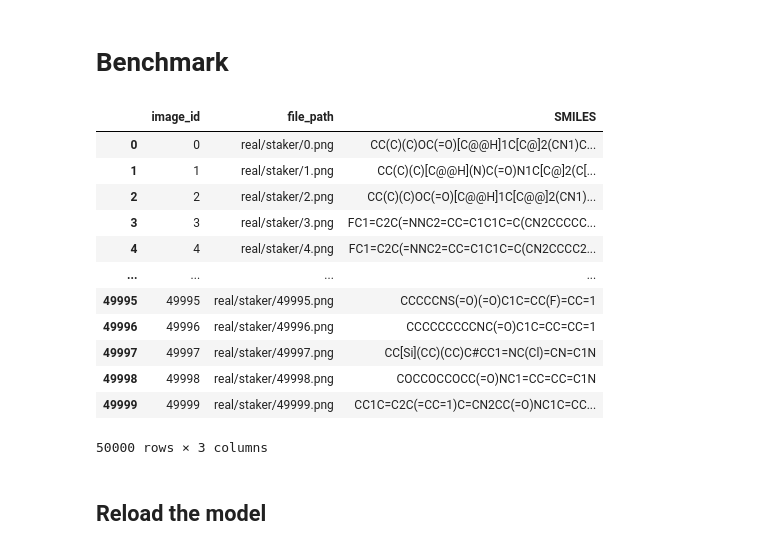
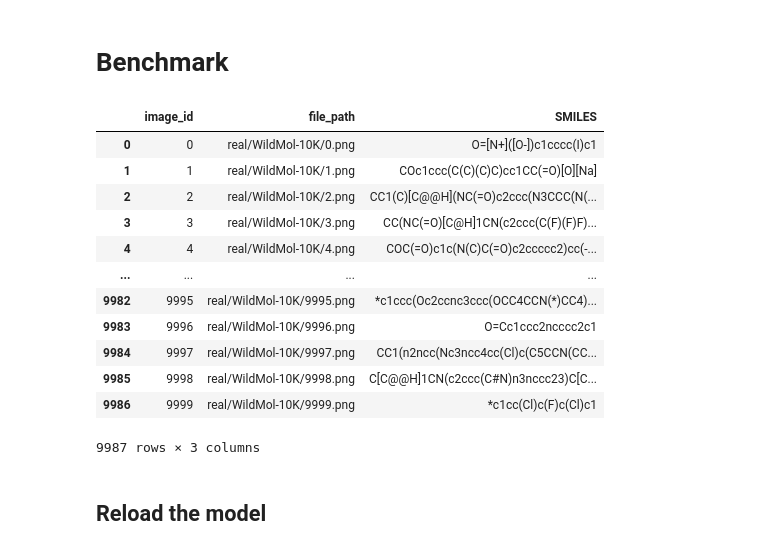
Before and after one commit to lyuzhuoqi/MolScanner, a Jupyter notebook: MolScanner/MolScanner_evaluation.ipynb, the cells around one changed output. Cells and saved outputs as stored; diff of their text form; code cells hidden in the pictures.

```diff
--- a/MolScanner/MolScanner_evaluation.ipynb
+++ b/MolScanner/MolScanner_evaluation.ipynb
@@ -394,28 +399,28 @@ else:
 # %%
 import pandas as pd
 from IPython.display import display
 
 benchmark_type = 'real'
-benchmark_name = 'staker'
+benchmark_name = 'WildMol-10K'
 benchmark_dir = data_dir / "benchmark" / benchmark_type / benchmark_name
 
 with open(data_dir / 'benchmark' / benchmark_type / f'{benchmark_name}.csv') as f:
     label_df = pd.read_csv(f)
 display(label_df)
 # %% [output]
 |  | image_id | file_path | SMILES |
-| 0 | 0 | real/staker/0.png | CC(C)(C)OC(=O)[C@@H]1C[C@]2(CN1)C... |
-| 1 | 1 | real/staker/1.png | CC(C)(C)[C@@H](N)C(=O)N1C[C@]2(C[... |
-| 2 | 2 | real/staker/2.png | CC(C)(C)OC(=O)[C@@H]1C[C@@]2(CN1)... |
-| 3 | 3 | real/staker/3.png | FC1=C2C(=NNC2=CC=C1C1C=C(CN2CCCCC... |
-| 4 | 4 | real/staker/4.png | FC1=C2C(=NNC2=CC=C1C1C=C(CN2CCCC2... |
+| 0 | 0 | real/WildMol-10K/0.png | O=[N+]([O-])c1cccc(I)c1 |
+| 1 | 1 | real/WildMol-10K/1.png | COc1ccc(C(C)(C)C)cc1CC(=O)[O][Na] |
+| 2 | 2 | real/WildMol-10K/2.png | CC1(C)[C@@H](NC(=O)c2ccc(N3CCC(N(... |
+| 3 | 3 | real/WildMol-10K/3.png | CC(NC(=O)[C@H]1CN(c2ccc(C(F)(F)F)... |
+| 4 | 4 | real/WildMol-10K/4.png | COC(=O)c1c(N(C)C(=O)c2ccccc2)cc(-... |
 | ... | ... | ... | ... |
-| 49995 | 49995 | real/staker/49995.png | CCCCCNS(=O)(=O)C1C=CC(F)=CC=1 |
-| 49996 | 49996 | real/staker/49996.png | CCCCCCCCCNC(=O)C1C=CC=CC=1 |
-| 49997 | 49997 | real/staker/49997.png | CC[Si](CC)(CC)C#CC1=NC(Cl)=CN=C1N |
-| 49998 | 49998 | real/staker/49998.png | COCCOCCOCC(=O)NC1=CC=CC=C1N |
-| 49999 | 49999 | real/staker/49999.png | CC1C=C2C(=CC=1)C=CN2CC(=O)NC1C=CC... |
+| 9982 | 9995 | real/WildMol-10K/9995.png | *c1ccc(Oc2ccnc3ccc(OCC4CCN(*)CC4)... |
+| 9983 | 9996 | real/WildMol-10K/9996.png | O=Cc1ccc2ncccc2c1 |
+| 9984 | 9997 | real/WildMol-10K/9997.png | CC1(n2ncc(Nc3ncc4cc(Cl)c(C5CCN(CC... |
+| 9985 | 9998 | real/WildMol-10K/9998.png | C[C@@H]1CN(c2ccc(C#N)n3nccc23)C[C... |
+| 9986 | 9999 | real/WildMol-10K/9999.png | *c1cc(Cl)c(F)c(Cl)c1 |
-50000 rows × 3 columns
+9987 rows × 3 columns
 # %% [markdown]
 ## Reload the model
 # %%
```
Also changed, not shown: parts of 9 cells of this notebook, 7 other files.
